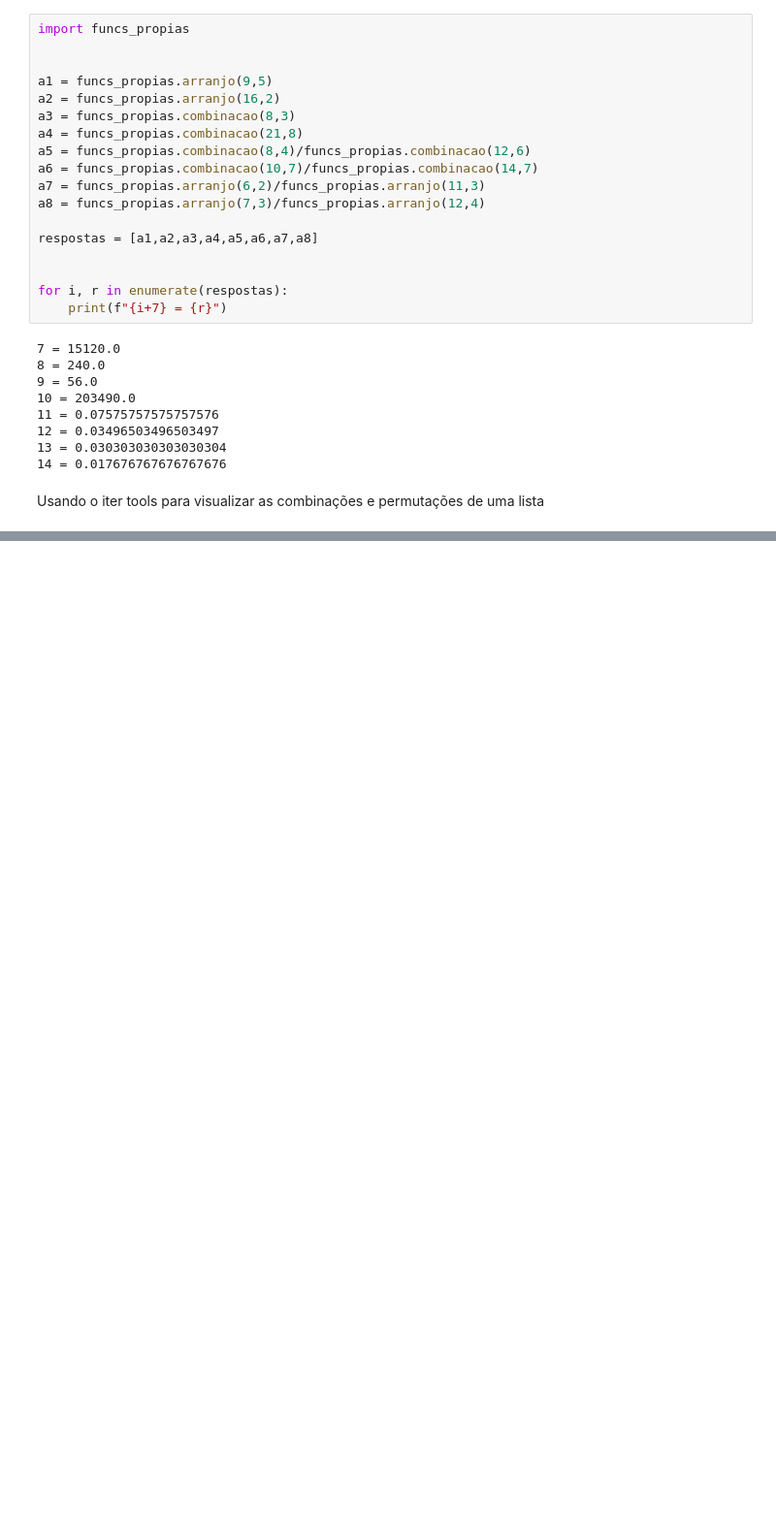
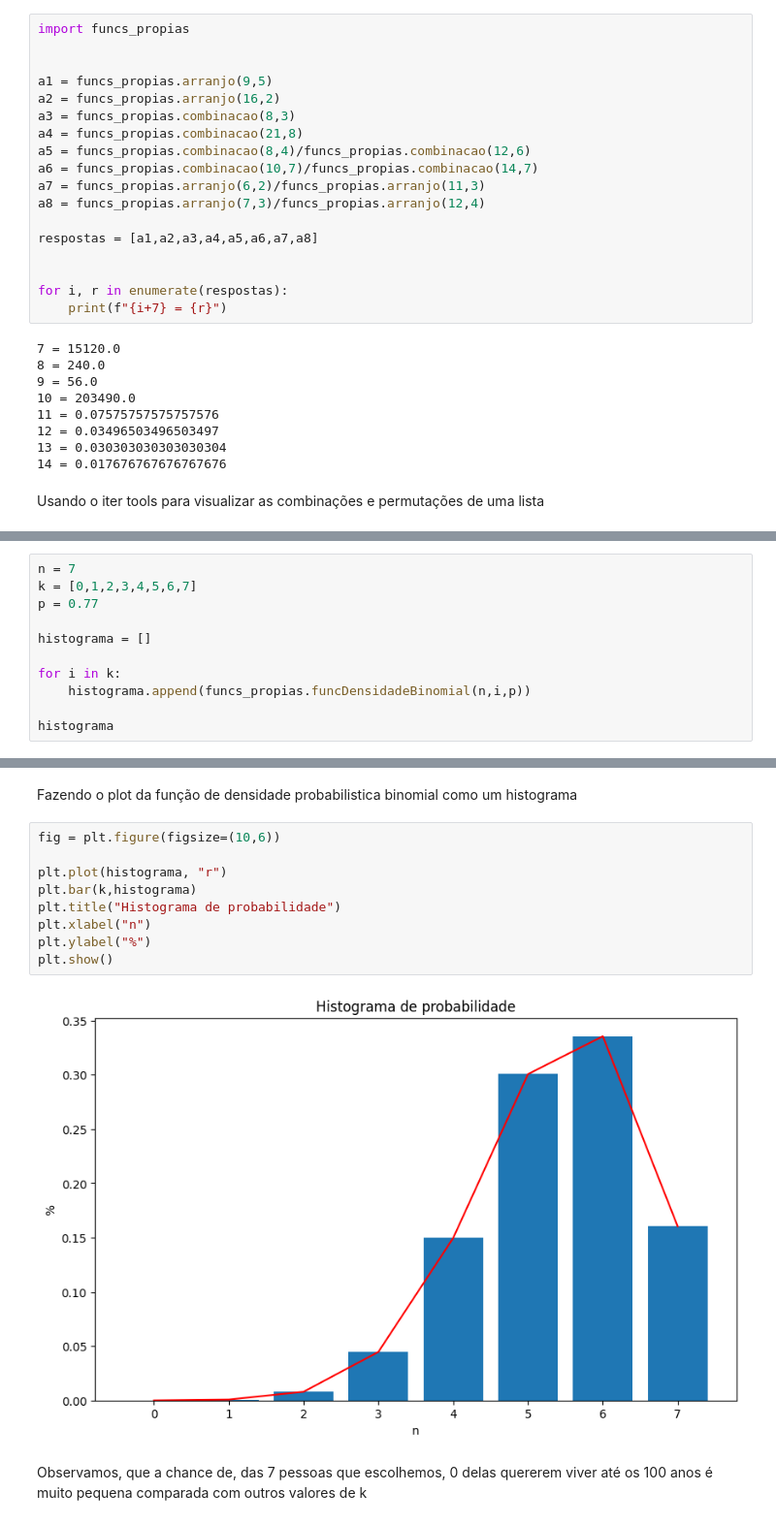
Before and after one commit to Gustavo-V-M/av_conti_2_mackenzie, a Jupyter notebook: main.ipynb, the cells around one changed output, grey strips where cells are left out. Shown at 97% size. Drawn from its saved outputs; the diff is of its cells as text; blank space fills up the shorter version.

```diff
--- a/main.ipynb
+++ b/main.ipynb
@@ -228,0 +228,11 @@ combinações tomando r = 2:
+# %%
+n = 7
+k = [0,1,2,3,4,5,6,7]
+p = 0.77
+
+histograma = []
+
+for i in k:
+    histograma.append(funcs_propias.funcDensidadeBinomial(n,i,p))
+
+histograma
@@ -228,0 +248,15 @@ combinações tomando r = 2:
+# %% [markdown]
+Fazendo o plot da função de densidade probabilistica binomial como um histograma
+# %%
+fig = plt.figure(figsize=(10,6))
+
+plt.plot(histograma, "r")
+plt.bar(k,histograma)
+plt.title("Histograma de probabilidade")
+plt.xlabel("n")
+plt.ylabel("%")
+plt.show()
+# %% [output]
+[figure, added]
+# %% [markdown]
+Observamos, que a chance de, das 7 pessoas que escolhemos, 0 delas quererem viver até os 100 anos é muito pequena comparada com outros valores de k
```
Also changed, not shown: parts of 5 cells of this notebook, 1 other file.
